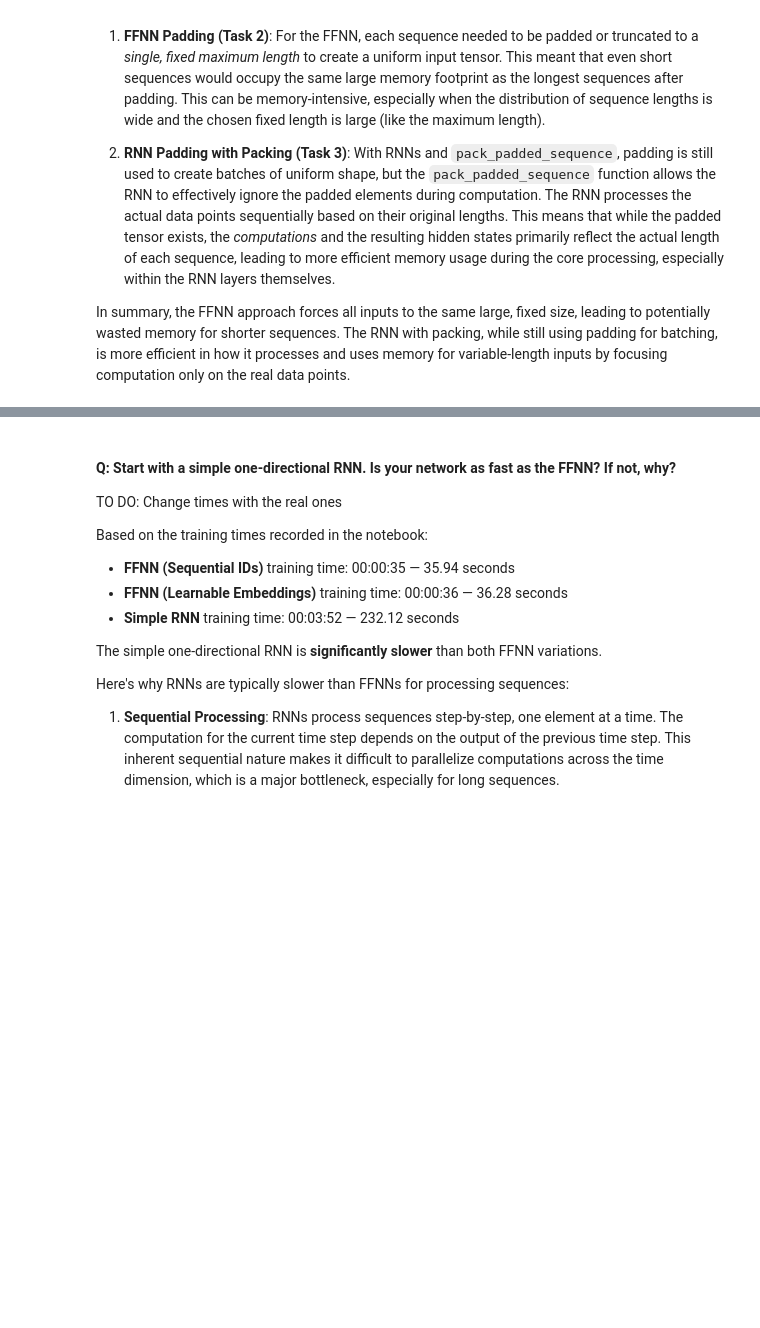
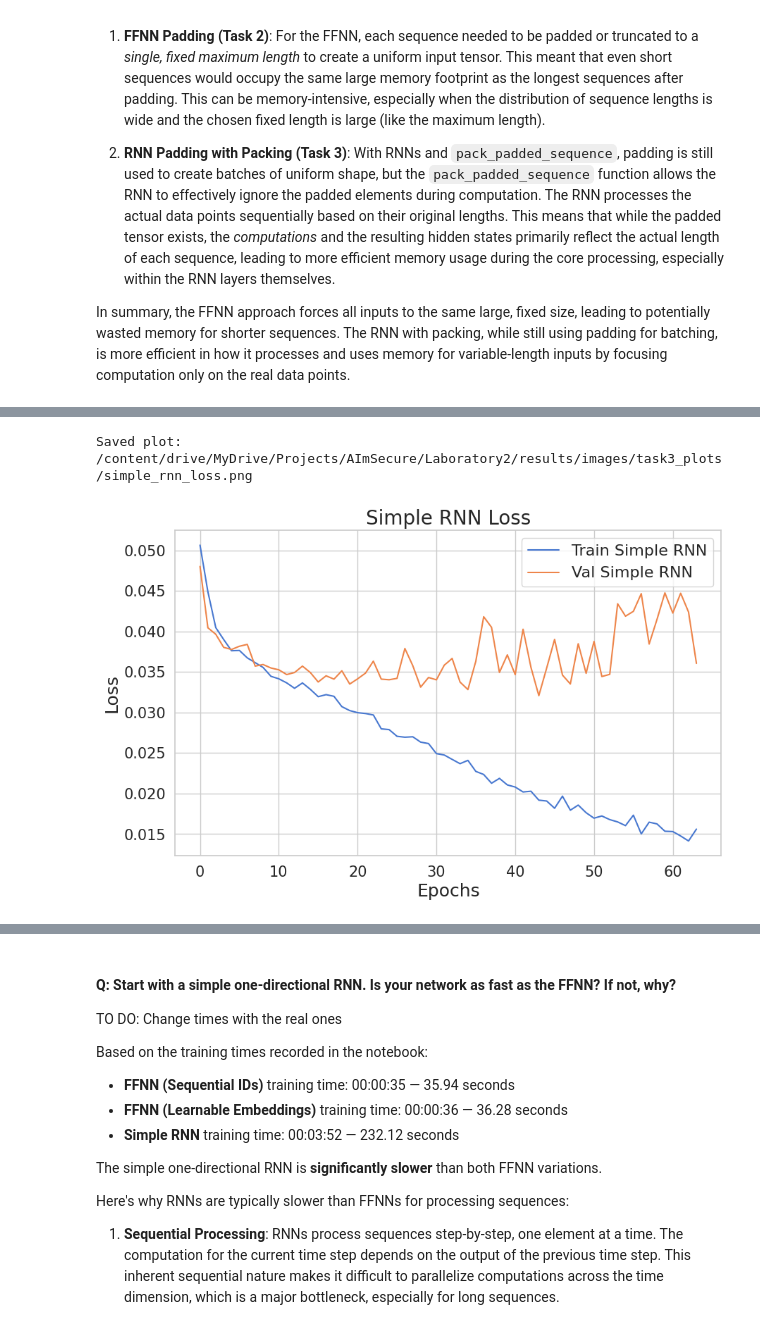
Before and after one commit to AImSecure/Laboratory2, a Jupyter notebook: lab/notebooks/Lab2_FFNN_RNN_GNN.ipynb, the cells around one changed output, grey strips where cells are left out. Cells and saved outputs as stored; diff of their text form; code cells hidden in the pictures; blank space fills up the shorter version.

```diff
--- a/lab/notebooks/Lab2_FFNN_RNN_GNN.ipynb
+++ b/lab/notebooks/Lab2_FFNN_RNN_GNN.ipynb
@@ -1568,0 +1548,19 @@ weighted avg     0.9565    0.7694    0.8405      6505
+# %%
+# --- Plot loss curves ---
+
+plt.figure(figsize=(10, 6))
+plt.plot(history_simple['train_loss'], label='Train Simple RNN')
+plt.plot(history_simple['val_loss'], label='Val Simple RNN')
+plt.title('Simple RNN Loss', fontsize=20)
+plt.xlabel('Epochs', fontsize=18)
+plt.ylabel('Loss', fontsize=18)
+plt.legend(fontsize=16)
+plt.tick_params(axis='both', which='major', labelsize=15)
+
+# Save the plot to the specified path
+save_plot(plt.gcf(), 'simple_rnn_loss', save_dir)
+
+plt.show()
+# %% [output]
+Saved plot: /content/drive/MyDrive/Projects/AImSecure/Laboratory2/results/images/task3_plots/simple_rnn_loss.png
+[figure, added]
```
Also changed, not shown: parts of 22 cells of this notebook.
